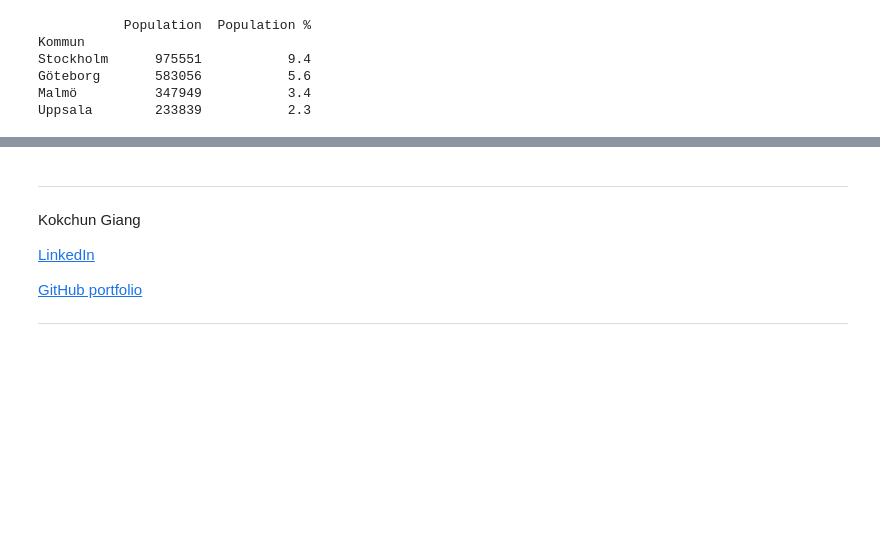
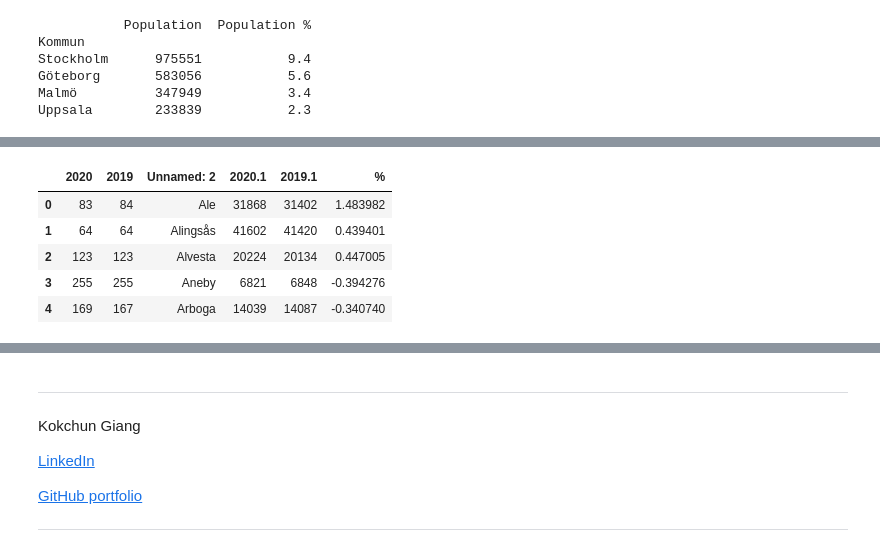
Before and after one commit to kust3n/databehandling-SARA-COSTA, a Jupyter notebook: Exercises/E00_pandas_basic_syntax.ipynb, the cells around one changed output, grey strips where cells are left out. Saved outputs shown, nothing was run; the diff lists cells and outputs as text; code cells hidden in the pictures; blank space fills up the shorter version.

```diff
--- a/Exercises/E00_pandas_basic_syntax.ipynb
+++ b/Exercises/E00_pandas_basic_syntax.ipynb
@@ -245,3 +245,14 @@ f)
 <img align="left" src="../assets/city_sizes.png" height="200"/>
 
 </details>
+# %%
+# a
+df = pd.read_excel("C:/Users/Rodda/databehandling-SARA-COSTA/Data/komtopp50_2020.xlsx", header=6, usecols="A:F", sheet_name="Totalt")
+df.head()
+# %% [output]
+|  | 2020 | 2019 | Unnamed: 2 | 2020.1 | 2019.1 | % |
+| 0 | 83 | 84 | Ale | 31868 | 31402 | 1.483982 |
+| 1 | 64 | 64 | Alingsås | 41602 | 41420 | 0.439401 |
+| 2 | 123 | 123 | Alvesta | 20224 | 20134 | 0.447005 |
+| 3 | 255 | 255 | Aneby | 6821 | 6848 | -0.394276 |
+| 4 | 169 | 167 | Arboga | 14039 | 14087 | -0.340740 |
```
Also changed, not shown: parts of 6 cells of this notebook.
